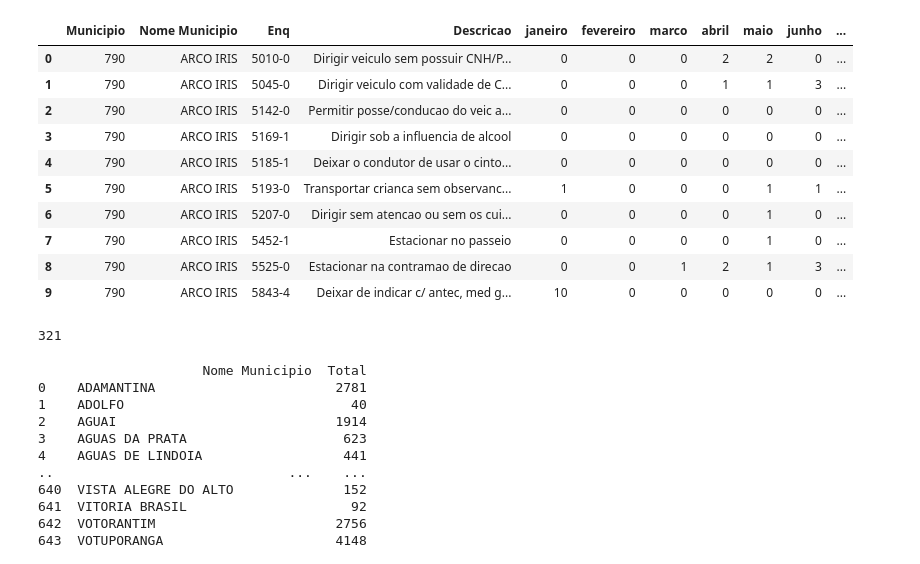
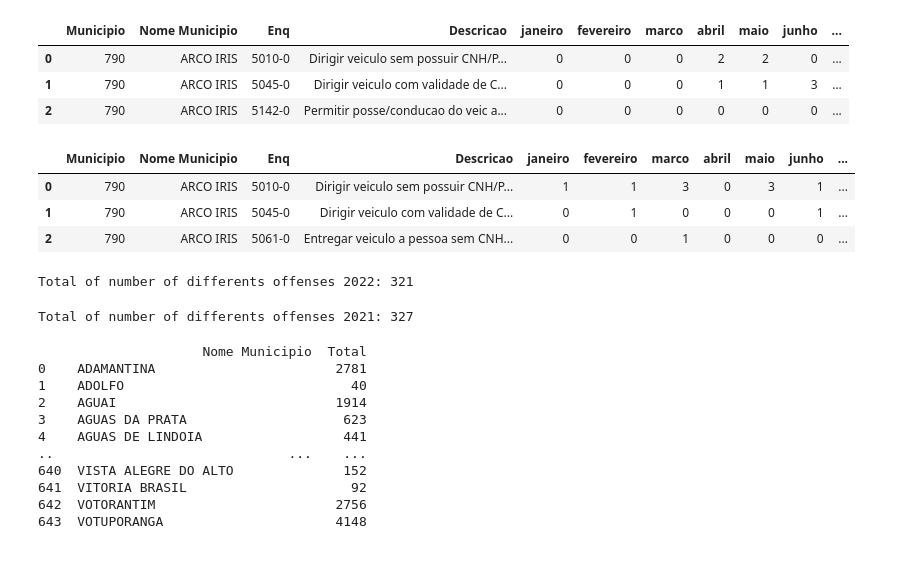
Before and after one commit to acdjsilva/traffic_infractions_sp_2022, a Jupyter notebook: Infraction portifolio.ipynb, the cells around one changed output. Cells and saved outputs as stored; diff of their text form; code cells hidden in the pictures.

```diff
--- a/Infraction portifolio.ipynb
+++ b/Infraction portifolio.ipynb
@@ -9,18 +9,7 @@ df2= df.copy()
 # %%
-df.head(10)
+df.head(3)
 # %% [output]
 |  | Municipio | Nome Municipio | Enq | Descricao | janeiro | fevereiro | marco | abril | maio | junho | ... |
 | 0 | 790 | ARCO IRIS | 5010-0 | Dirigir veiculo sem possuir CNH/P... | 0 | 0 | 0 | 2 | 2 | 0 | ... |
 | 1 | 790 | ARCO IRIS | 5045-0 | Dirigir veiculo com validade de C... | 0 | 0 | 0 | 1 | 1 | 3 | ... |
 | 2 | 790 | ARCO IRIS | 5142-0 | Permitir posse/conducao do veic a... | 0 | 0 | 0 | 0 | 0 | 0 | ... |
-| 3 | 790 | ARCO IRIS | 5169-1 | Dirigir sob a influencia de alcool | 0 | 0 | 0 | 0 | 0 | 0 | ... |
-| 4 | 790 | ARCO IRIS | 5185-1 | Deixar o condutor de usar o cinto... | 0 | 0 | 0 | 0 | 0 | 0 | ... |
-| 5 | 790 | ARCO IRIS | 5193-0 | Transportar crianca sem observanc... | 1 | 0 | 0 | 0 | 1 | 1 | ... |
-| 6 | 790 | ARCO IRIS | 5207-0 | Dirigir sem atencao ou sem os cui... | 0 | 0 | 0 | 0 | 1 | 0 | ... |
-| 7 | 790 | ARCO IRIS | 5452-1 | Estacionar no passeio | 0 | 0 | 0 | 0 | 1 | 0 | ... |
-| 8 | 790 | ARCO IRIS | 5525-0 | Estacionar na contramao de direcao | 0 | 0 | 1 | 2 | 1 | 3 | ... |
-| 9 | 790 | ARCO IRIS | 5843-4 | Deixar de indicar c/ antec, med g... | 10 | 0 | 0 | 0 | 0 | 0 | ... |
-# %%
-df.Descricao.nunique()
-# %% [output]
-321
@@ -28,0 +16,17 @@ df.Descricao.nunique()
+# %%
+df2.head(3)
+# %% [output]
+|  | Municipio | Nome Municipio | Enq | Descricao | janeiro | fevereiro | marco | abril | maio | junho | ... |
+| 0 | 790 | ARCO IRIS | 5010-0 | Dirigir veiculo sem possuir CNH/P... | 1 | 1 | 3 | 0 | 3 | 1 | ... |
+| 1 | 790 | ARCO IRIS | 5045-0 | Dirigir veiculo com validade de C... | 0 | 1 | 0 | 0 | 0 | 1 | ... |
+| 2 | 790 | ARCO IRIS | 5061-0 | Entregar veiculo a pessoa sem CNH... | 0 | 0 | 1 | 0 | 0 | 0 | ... |
+# %%
+total_offense_2022 = df.Descricao.nunique()
+print(f"Total of number of differents offenses 2022: {total_offense_2022}")
+# %% [output]
+Total of number of differents offenses 2022: 321
+# %%
+total_offense_2021 = df2.Descricao.nunique()
+print(f"Total of number of differents offenses 2021: {total_offense_2021}")
+# %% [output]
+Total of number of differents offenses 2021: 327
```
Also changed, not shown: parts of 34 cells of this notebook.
